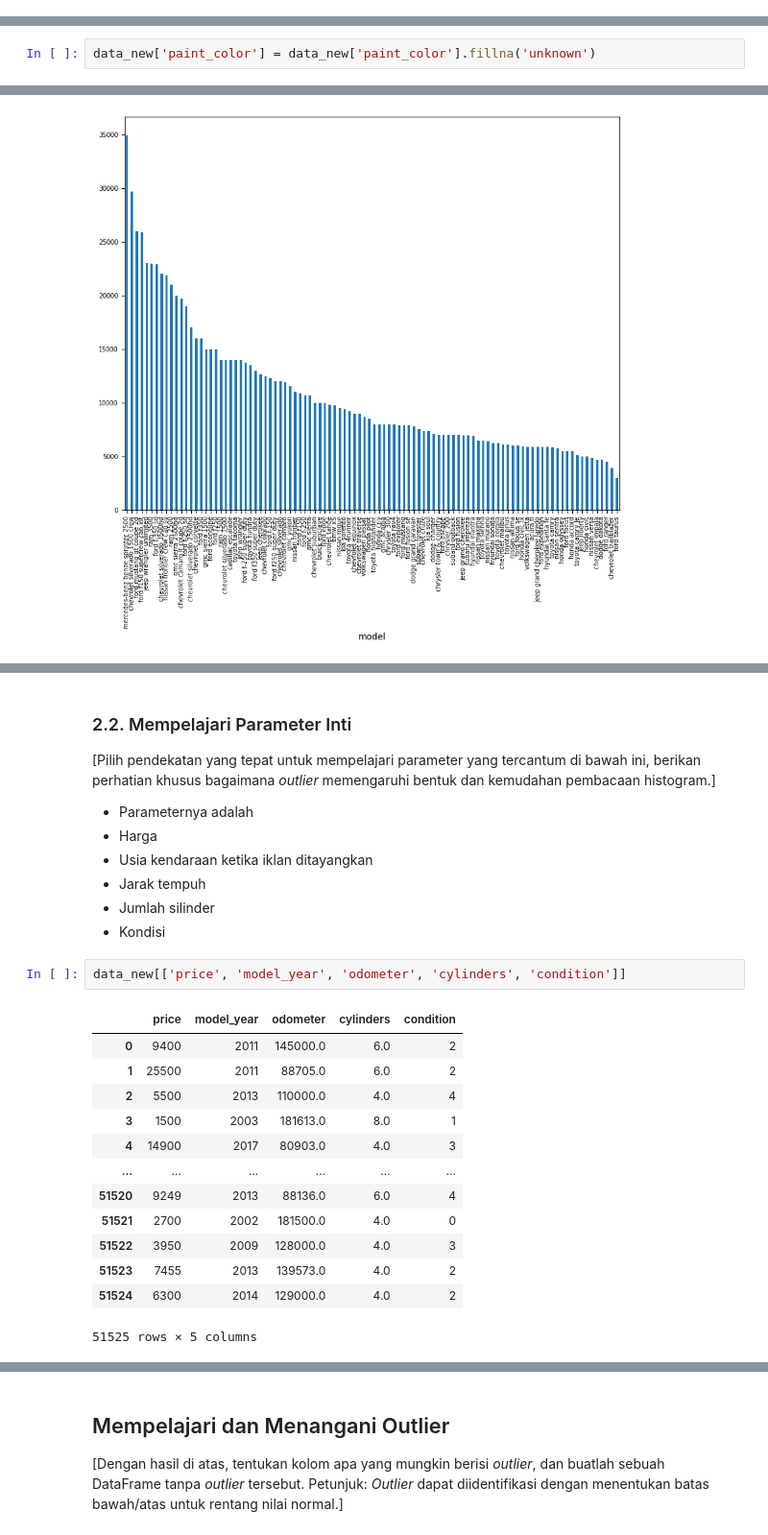
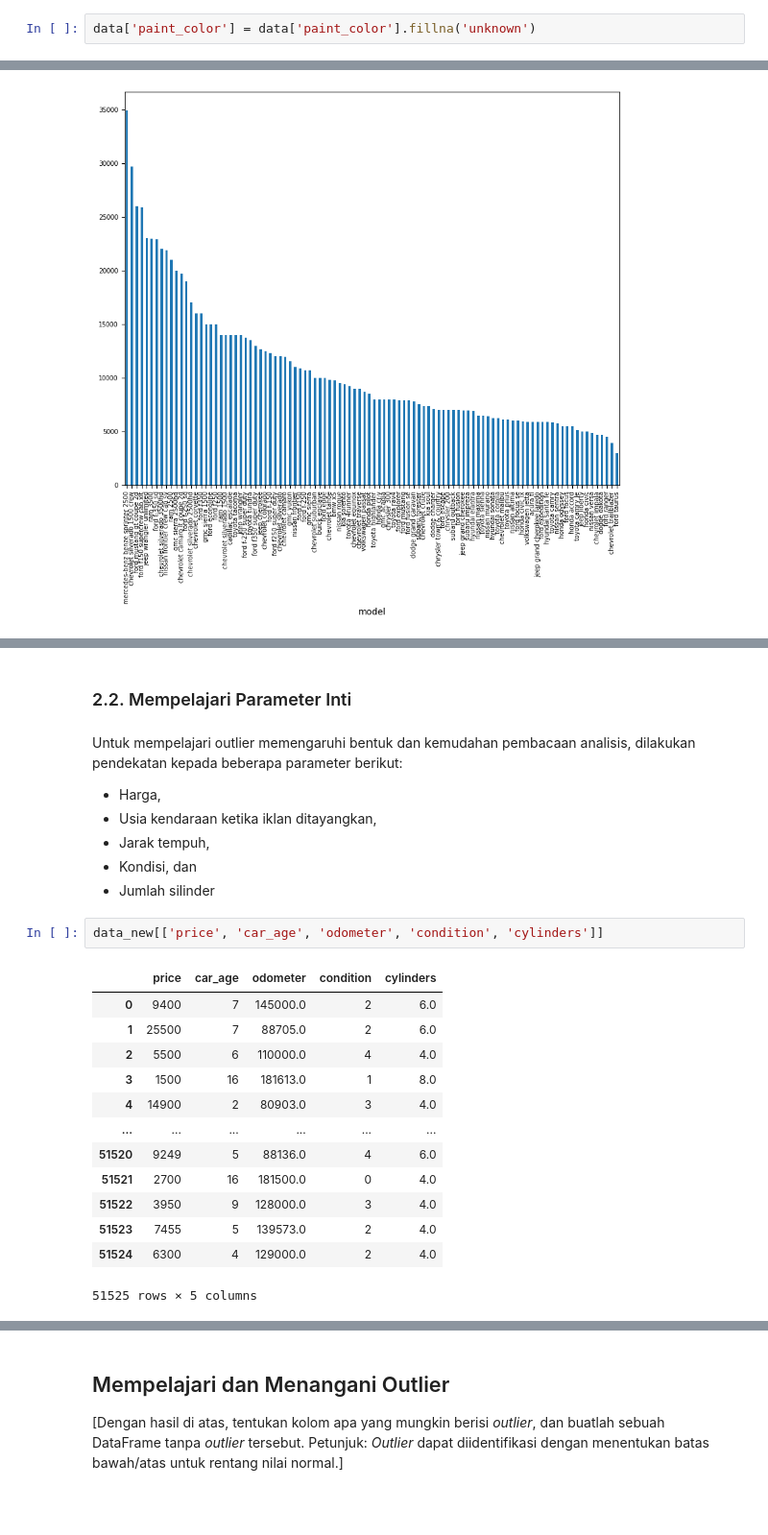
Before and after one commit to ShirotaT/DataAnalyst_Practicum, a Jupyter notebook: Project_3/57ec1497-8bd0-4989-ae0f-b3a815bc570b.ipynb, the cells around one changed output, grey strips where cells are left out. Shown: that part at 96% size. Drawn from its saved outputs; the diff is of its cells as text; blank space fills up the shorter version.

```diff
--- a/Project_3/57ec1497-8bd0-4989-ae0f-b3a815bc570b.ipynb
+++ b/Project_3/57ec1497-8bd0-4989-ae0f-b3a815bc570b.ipynb
@@ -360,3 +360,5 @@ data['is_4wd'] = data['is_4wd'].fillna(1.0)
+# %%
+data['paint_color'] = data['paint_color'].fillna('unknown')
 # %% [markdown]
 **Kolom `odometer`** memiliki nilai hilang sebesar 15.32% dengan variabel kuantitatif. Maka nilai hilang tersebut ditentukan terlebih dahulu outliernya.
 # %% [markdown]
@@ -407,5 +407,3 @@ Nilai hilang pada kolom `paint_color` untuk sementara diisi dengan 'unknown' kar
-# %%
-data_new['paint_color'] = data_new['paint_color'].fillna('unknown')
 # %%
 data_new.isna().sum()
 # %% [output]
@@ -632,26 +646,26 @@ mercedes-benz benze sprinter 2500  34900.000000
+# %% [markdown]
+### 2.2. Mempelajari Parameter Inti
 # %% [markdown]
-### 2.2. Mempelajari Parameter Inti
-[Pilih pendekatan yang tepat untuk mempelajari parameter yang tercantum di bawah ini, berikan perhatian khusus bagaimana *outlier* memengaruhi bentuk dan kemudahan pembacaan histogram.]
+Untuk mempelajari outlier memengaruhi bentuk dan kemudahan pembacaan analisis, dilakukan pendekatan kepada beberapa parameter berikut:
 
-- Parameternya adalah
-- Harga
-- Usia kendaraan ketika iklan ditayangkan
-- Jarak tempuh
+- Harga,
+- Usia kendaraan ketika iklan ditayangkan,
+- Jarak tempuh,
+- Kondisi, dan
 - Jumlah silinder
-- Kondisi
 # %%
-data_new[['price', 'model_year', 'odometer', 'cylinders', 'condition']]
+data_new[['price', 'car_age', 'odometer', 'condition', 'cylinders']]
 # %% [output]
-|  | price | model_year | odometer | cylinders | condition |
-| 0 | 9400 | 2011 | 145000.0 | 6.0 | 2 |
-| 1 | 25500 | 2011 | 88705.0 | 6.0 | 2 |
-| 2 | 5500 | 2013 | 110000.0 | 4.0 | 4 |
-| 3 | 1500 | 2003 | 181613.0 | 8.0 | 1 |
-| 4 | 14900 | 2017 | 80903.0 | 4.0 | 3 |
+|  | price | car_age | odometer | condition | cylinders |
+| 0 | 9400 | 7 | 145000.0 | 2 | 6.0 |
+| 1 | 25500 | 7 | 88705.0 | 2 | 6.0 |
+| 2 | 5500 | 6 | 110000.0 | 4 | 4.0 |
+| 3 | 1500 | 16 | 181613.0 | 1 | 8.0 |
+| 4 | 14900 | 2 | 80903.0 | 3 | 4.0 |
 | ... | ... | ... | ... | ... | ... |
-| 51520 | 9249 | 2013 | 88136.0 | 6.0 | 4 |
-| 51521 | 2700 | 2002 | 181500.0 | 4.0 | 0 |
-| 51522 | 3950 | 2009 | 128000.0 | 4.0 | 3 |
-| 51523 | 7455 | 2013 | 139573.0 | 4.0 | 2 |
-| 51524 | 6300 | 2014 | 129000.0 | 4.0 | 2 |
+| 51520 | 9249 | 5 | 88136.0 | 4 | 6.0 |
+| 51521 | 2700 | 16 | 181500.0 | 0 | 4.0 |
+| 51522 | 3950 | 9 | 128000.0 | 3 | 4.0 |
+| 51523 | 7455 | 5 | 139573.0 | 2 | 4.0 |
+| 51524 | 6300 | 4 | 129000.0 | 2 | 4.0 |
 51525 rows × 5 columns
```
Also changed, not shown: parts of 33 cells of this notebook.
